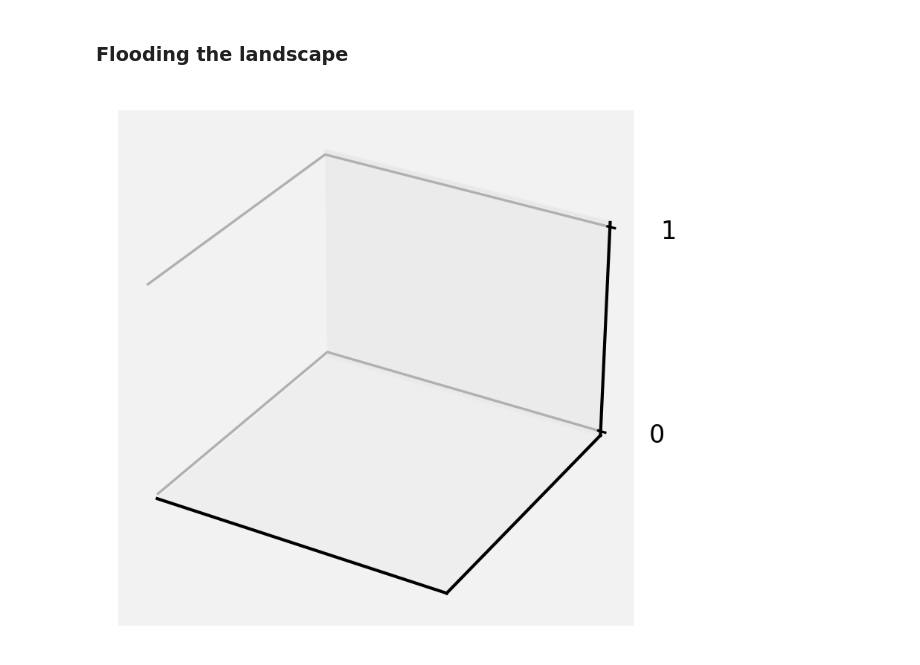
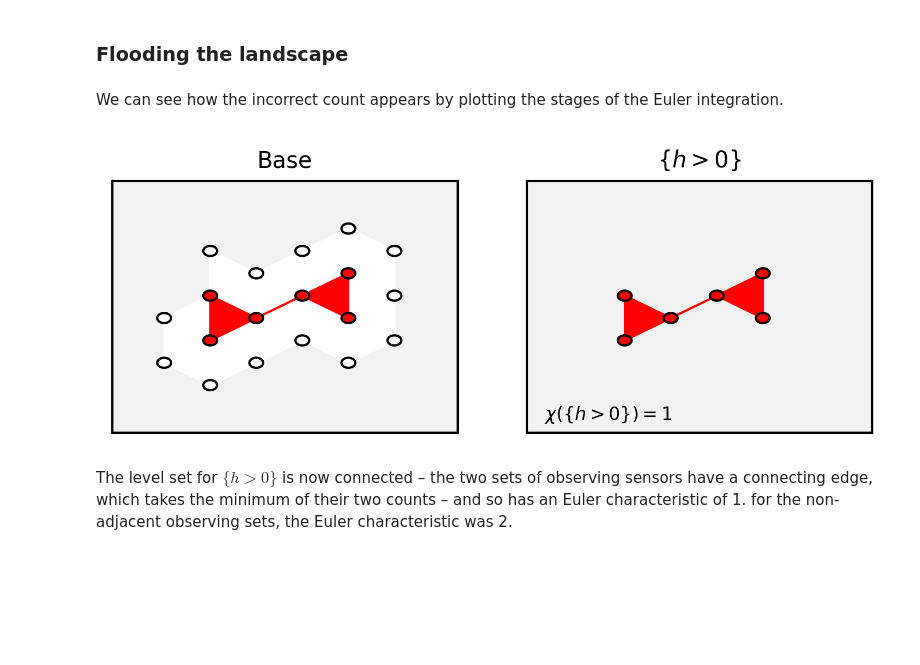
Before and after one commit to simoninireland/sensor-playground, a Jupyter notebook: euler.ipynb, the cells around one changed output. Drawn from its saved outputs; the diff is of its cells as text; code cells hidden in the pictures; blank space fills up the shorter version.

```diff
--- a/euler.ipynb
+++ b/euler.ipynb
@@ -121,8 +112,8 @@ for i in range(5):
         grid.append(SimpleSensor(p, d))
 
 # carefully place the targets
-t1 = numpy.array([0.05, 0.05])
-t2 = numpy.array([0.2, 0.2])
+t1 = [0.05, 0.05]
+t2 = [0.2, 0.2]
 
 # count the targets by asking all sensors for their count
 cs = []
@@ -276,0 +275,5 @@ Counting 2 targets
+# %%
+col = {}
+palette = ['w', 'r', 'b']
+for s in latticeSensors:
+    col[s.id()] = palette[lattice[s.id()]['count']]
@@ -417,7 +343,10 @@ def drawLandscape(c, em,
+# %% [markdown]
+We can see how the incorrect count appears by plotting the stages of the Euler integration.
 # %%
-fig = plt.figure(figsize=(3, 3))
-ax = fig.add_subplot(projection='3d')
-drawLandscape(lattice, pos, ax=ax, simplexColour=lambda c, s, k: palette[lattice[s]['count']])
+fig, axs = plt.subplots(nrows=1, ncols=2, figsize=(6, 2))
+drawEulerIntegral(lattice, pos, axs=axs, showLevelSets=True, showEulerCharacteristics=True, simplexColour=lambda c, s, k: palette[lattice[s]['count']])
 plt.show()
 # %% [output]
-[figure, old version]
+[figure, new version]
+# %% [markdown]
+The level set for $\{h > 0\}$ is now connected &ndash; the two sets of observing sensors have a connecting edge, which takes the minimum of their two counts &ndash; and so has an Euler characteristic of 1. for the non-adjacent observing sets, the Euler characteristic was 2.
```
Also changed, not shown: parts of 13 cells of this notebook.
